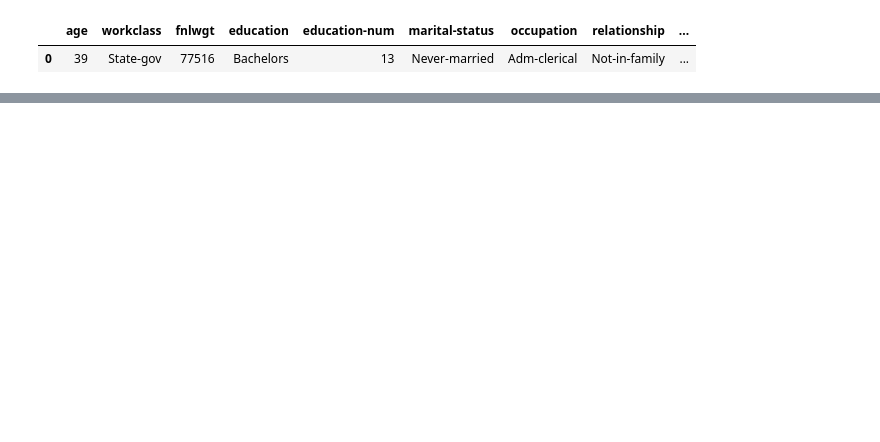
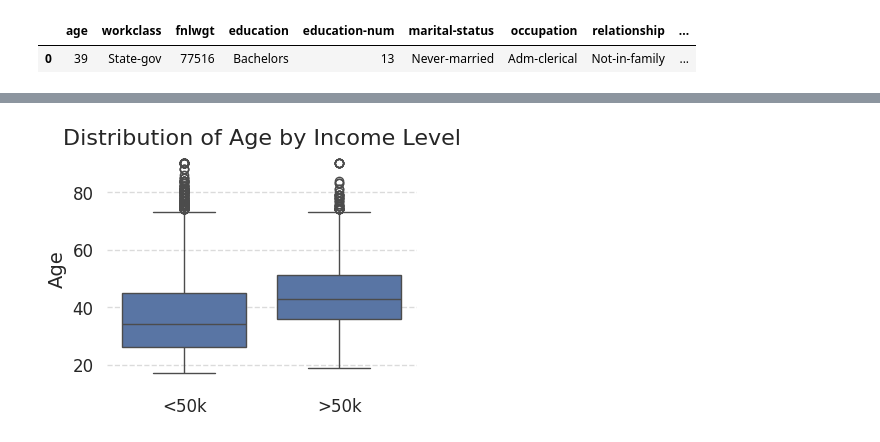
Before and after one commit to ehughe33/DTSC-2302-Project-Group-1, a Jupyter notebook: DTSC1302Project.ipynb, the cells around one changed output, grey strips where cells are left out. Drawn from its saved outputs; the diff is of its cells as text; code cells hidden in the pictures; blank space fills up the shorter version.

```diff
--- a/DTSC1302Project.ipynb
+++ b/DTSC1302Project.ipynb
@@ -282,6 +279,0 @@ from sklearn.metrics import accuracy_score, confusion_matrix
-# %%
-# Convert categorical variables to dummy variables
-df = pd.get_dummies(df, columns=['workclass', 'education', 'education-num', 'marital-status', 'occupation', 'relationship', 'race', 'sex', 'native-country'], drop_first=True)
-# Convert any boolean columns to integers (0 and 1)
-df = df.astype(int)
-df
@@ -327,0 +328,15 @@ print(accuracy)
+# %%
+plt.figure(figsize=(4, 3))
+
+sns.boxplot(x='class', y='age', data=df)
+
+plt.title('Distribution of Age by Income Level', fontsize=16)
+plt.xlabel('', fontsize=14)
+plt.ylabel('Age', fontsize=14)
+plt.xticks([0, 1], ['<50k', '>50k'], fontsize=12)
+plt.yticks(fontsize=12)
+sns.despine(top=True, left=True, bottom=True)
+plt.grid(axis='y', linestyle='--', alpha=0.7)
+plt.show()
+# %% [output]
+[figure, added]
```
Also changed, not shown: parts of 41 cells of this notebook.
